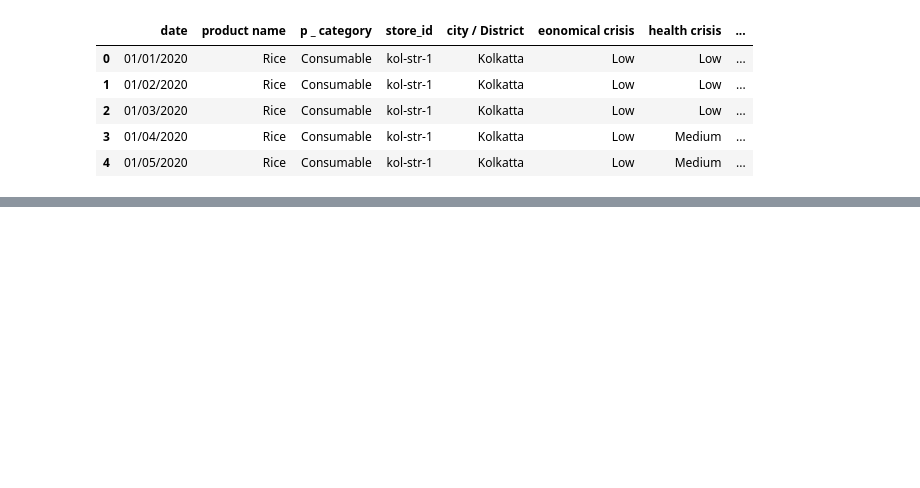
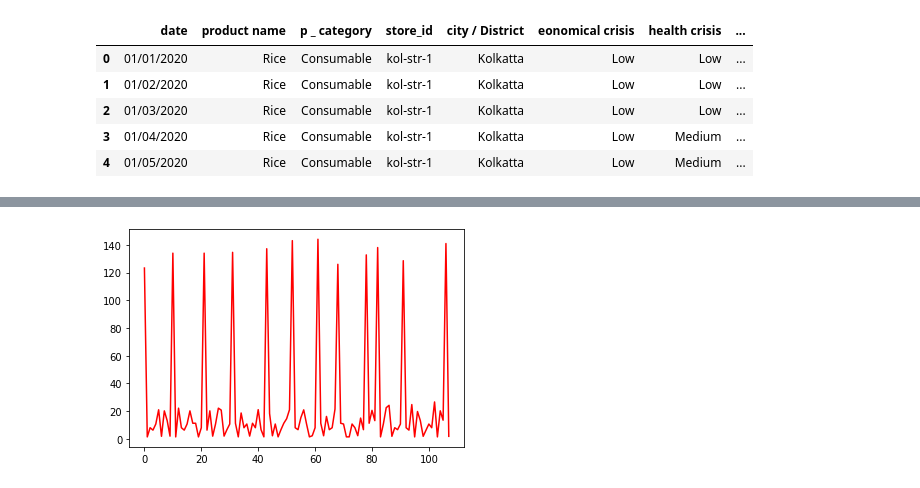
Before and after one commit to bhalgat20/Team-Homies-Innovation-Challenge6, a Jupyter notebook: src/preprocessing/preprocessing_data.ipynb, the cells around one changed output, grey strips where cells are left out. Cells and saved outputs as stored; diff of their text form; code cells hidden in the pictures; blank space fills up the shorter version.

```diff
--- a/src/preprocessing/preprocessing_data.ipynb
+++ b/src/preprocessing/preprocessing_data.ipynb
@@ -92,0 +65,4 @@ test
+# %%
+one_hot_encoder = OneHotEncoder().fit(train_X.drop(columns=["population density"], axis=1))
+train_X_ohe = one_hot_encoder.transform(train_X.drop(columns=["population density"], axis=1))
+test_X_ohe = one_hot_encoder.transform(test_X.drop(columns=["population density"], axis=1))
@@ -92,0 +75,4 @@ test
+# %%
+INDIA_POPULATION = 1300000000
+xtrain = pd.concat([train_X_ohe, train_X["population density"]/INDIA_POPULATION], axis = 1)
+xtest = pd.concat([test_X_ohe, test_X["population density"]/INDIA_POPULATION], axis = 1)
@@ -92,0 +122,5 @@ test
+# %%
+pyplot.plot(y_pred, color='red')
+pyplot.show()
+# %% [output]
+[figure, added]
```
Also changed, not shown: parts of 26 cells of this notebook, 8 other files.
